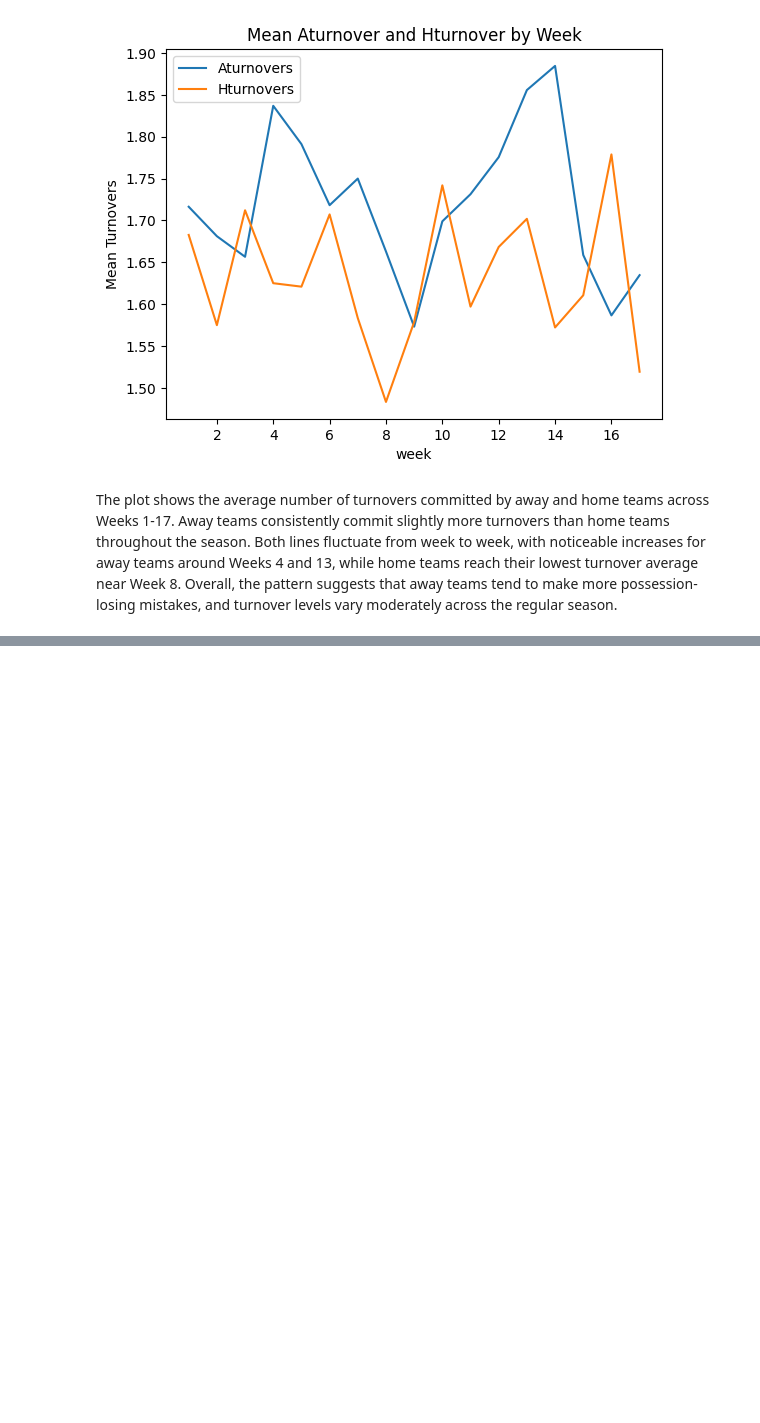
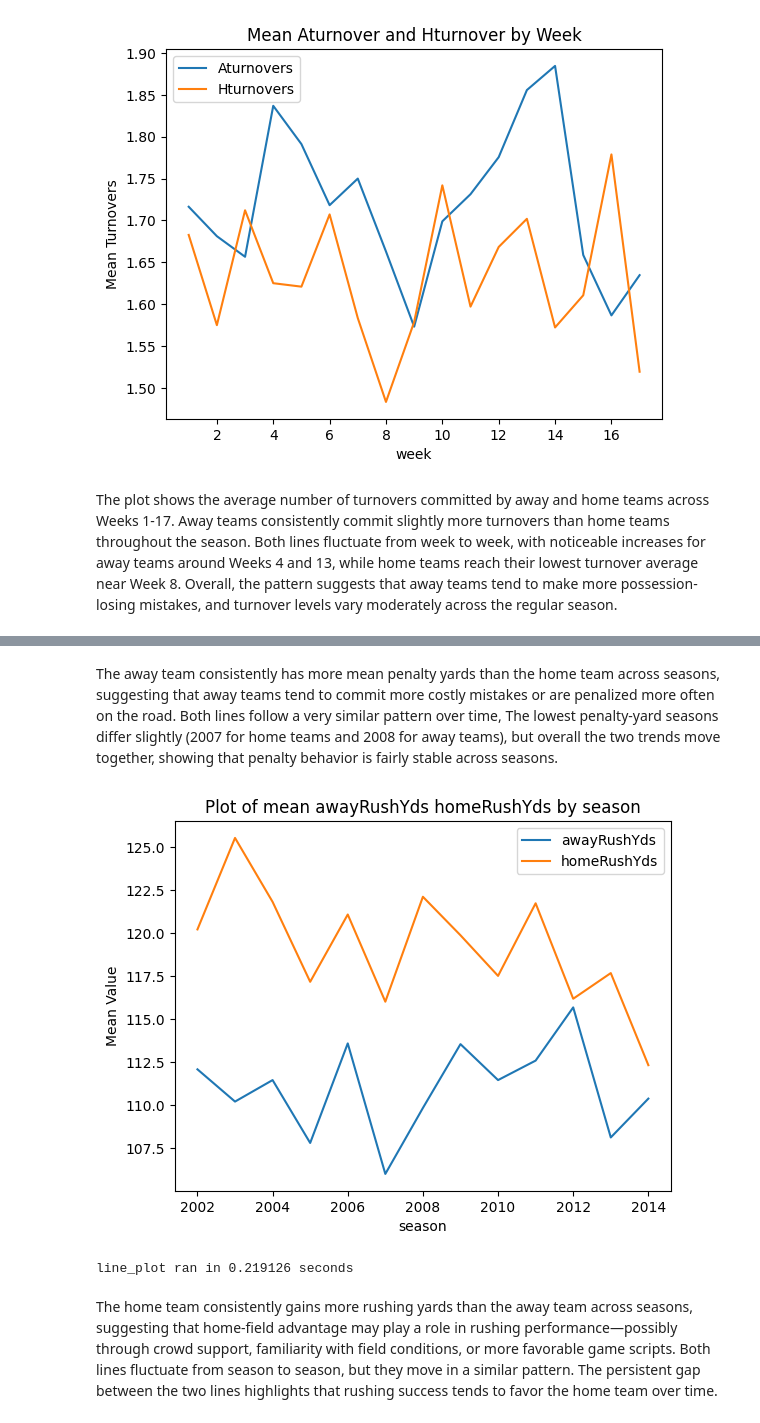
Before and after one commit to fhzhkunming/ST554_HW4, a Jupyter notebook: HW4_Hui.ipynb, the cells around one changed output, grey strips where cells are left out. Saved outputs shown, nothing was run; the diff lists cells and outputs as text; code cells hidden in the pictures; blank space fills up the shorter version.

```diff
--- a/HW4_Hui.ipynb
+++ b/HW4_Hui.ipynb
@@ -525,0 +563,10 @@ The plot shows the average number of turnovers committed by away and home teams
+# %% [markdown]
+The away team consistently has more mean penalty yards than the home team across seasons, suggesting that away teams tend to commit more costly mistakes or are penalized more often on the road. Both lines follow a very similar pattern over time, The lowest penalty-yard seasons differ slightly (2007 for home teams and 2008 for away teams), but overall the two trends move together, showing that penalty behavior is fairly stable across seasons.
+# %%
+# test function with awayPenYds and homePenYds by season
+line_plot(nlf_data_sub, "season", "awayRushYds", "homeRushYds")
+# %% [output]
+[figure, added]
+line_plot ran in 0.219126 seconds
+# %% [markdown]
+The home team consistently gains more rushing yards than the away team across seasons, suggesting that home-field advantage may play a role in rushing performance—possibly through crowd support, familiarity with field conditions, or more favorable game scripts. Both lines fluctuate from season to season, but they move in a similar pattern. The persistent gap between the two lines highlights that rushing success tends to favor the home team over time.
```
Also changed, not shown: parts of 7 cells of this notebook.
